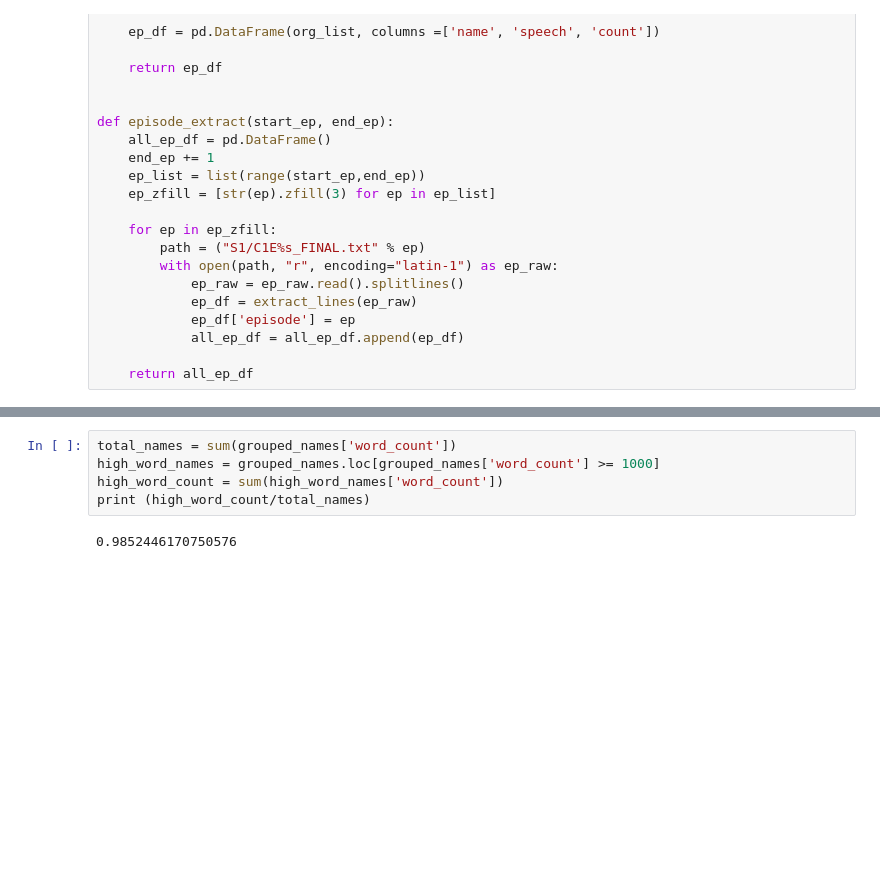
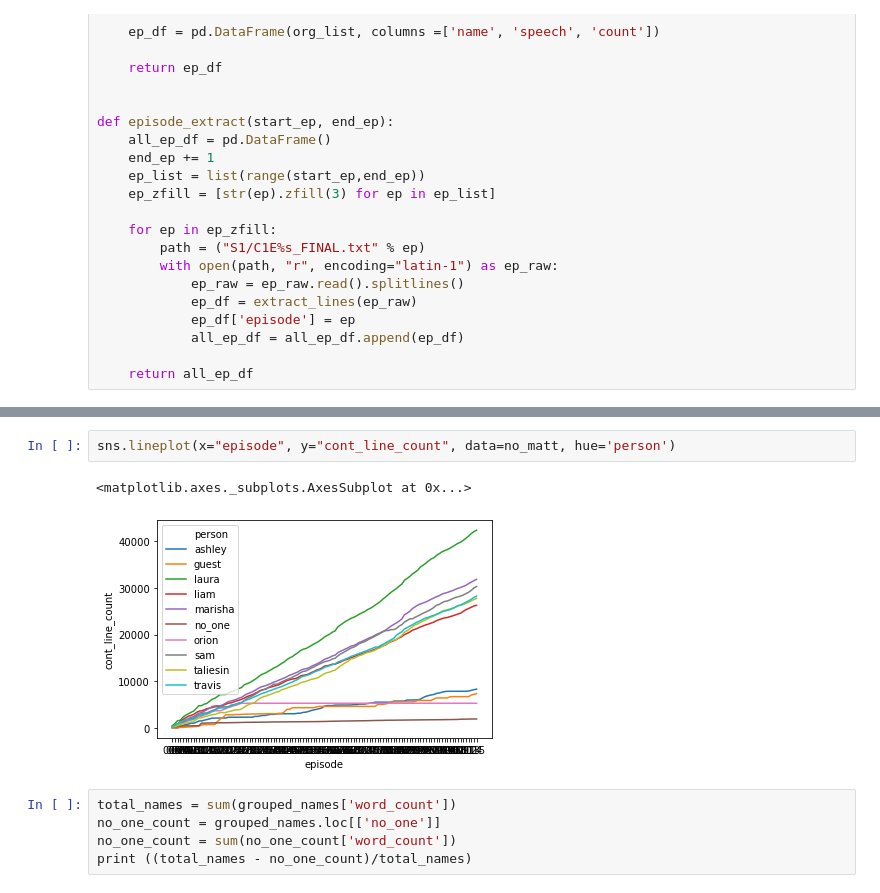
Before and after one commit to albechen/critical-role-transcript-statistics, a Jupyter notebook: cr_transcript.ipynb, the cells around one changed output, grey strips where cells are left out. Drawn from its saved outputs; the diff is of its cells as text; blank space fills up the shorter version.

```diff
--- a/cr_transcript.ipynb
+++ b/cr_transcript.ipynb
@@ -179,7 +203,10 @@ grouped_names.columns = ['line_count', 'word_count']
+# %%
+sns.lineplot(x="episode", y="cont_line_count", data=no_matt, hue='person')
+# %% [output]
+<matplotlib.axes._subplots.AxesSubplot at 0x...>
+[figure, added]
 # %%
 total_names = sum(grouped_names['word_count'])
-high_word_names = grouped_names.loc[grouped_names['word_count'] >= 1000]
-high_word_count = sum(high_word_names['word_count'])
-print (high_word_count/total_names)
+no_one_count = grouped_names.loc[['no_one']]
+no_one_count = sum(no_one_count['word_count'])
+print ((total_names - no_one_count)/total_names)
-# %% [output]
-0.9852446170750576
```
Also changed, not shown: parts of 11 cells of this notebook.
